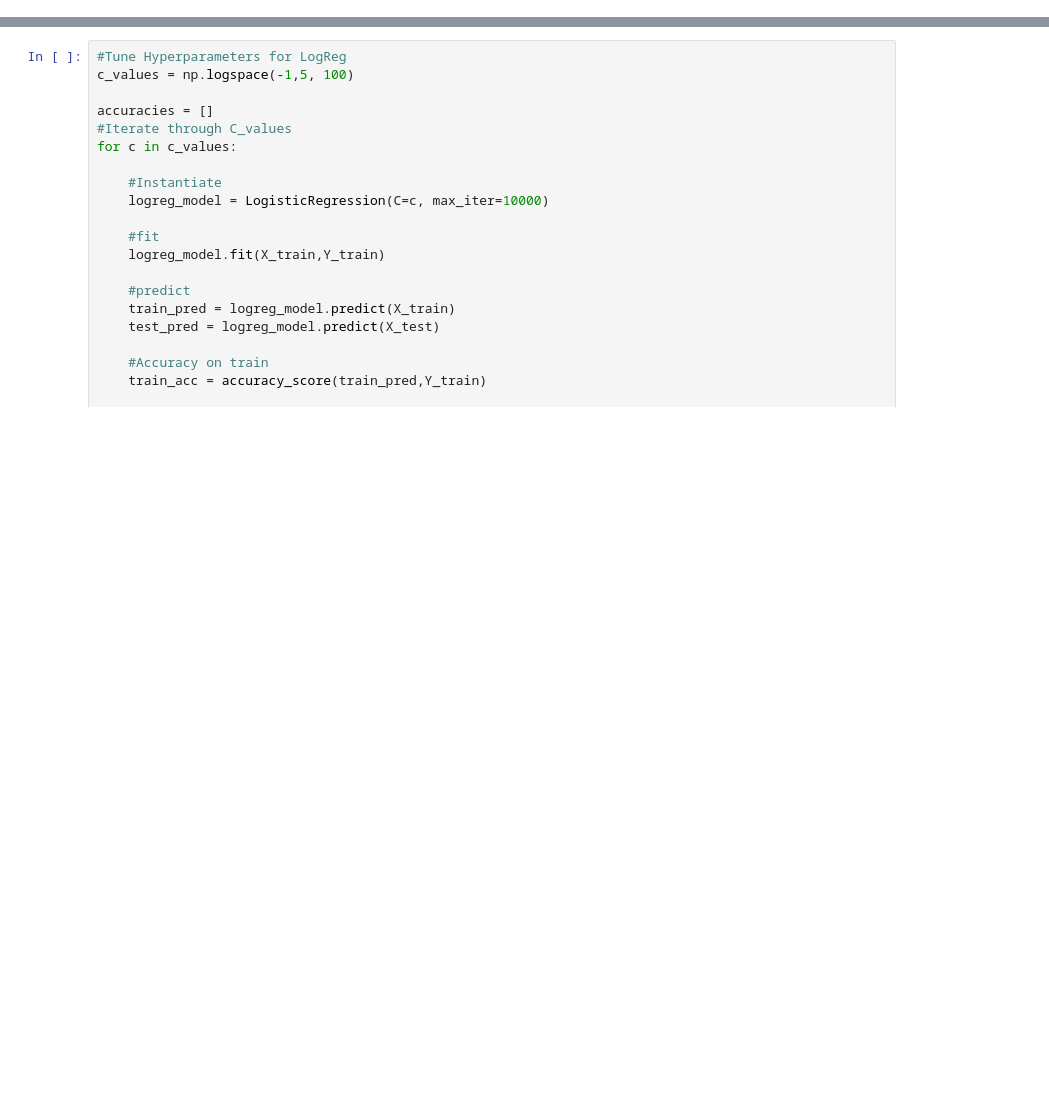
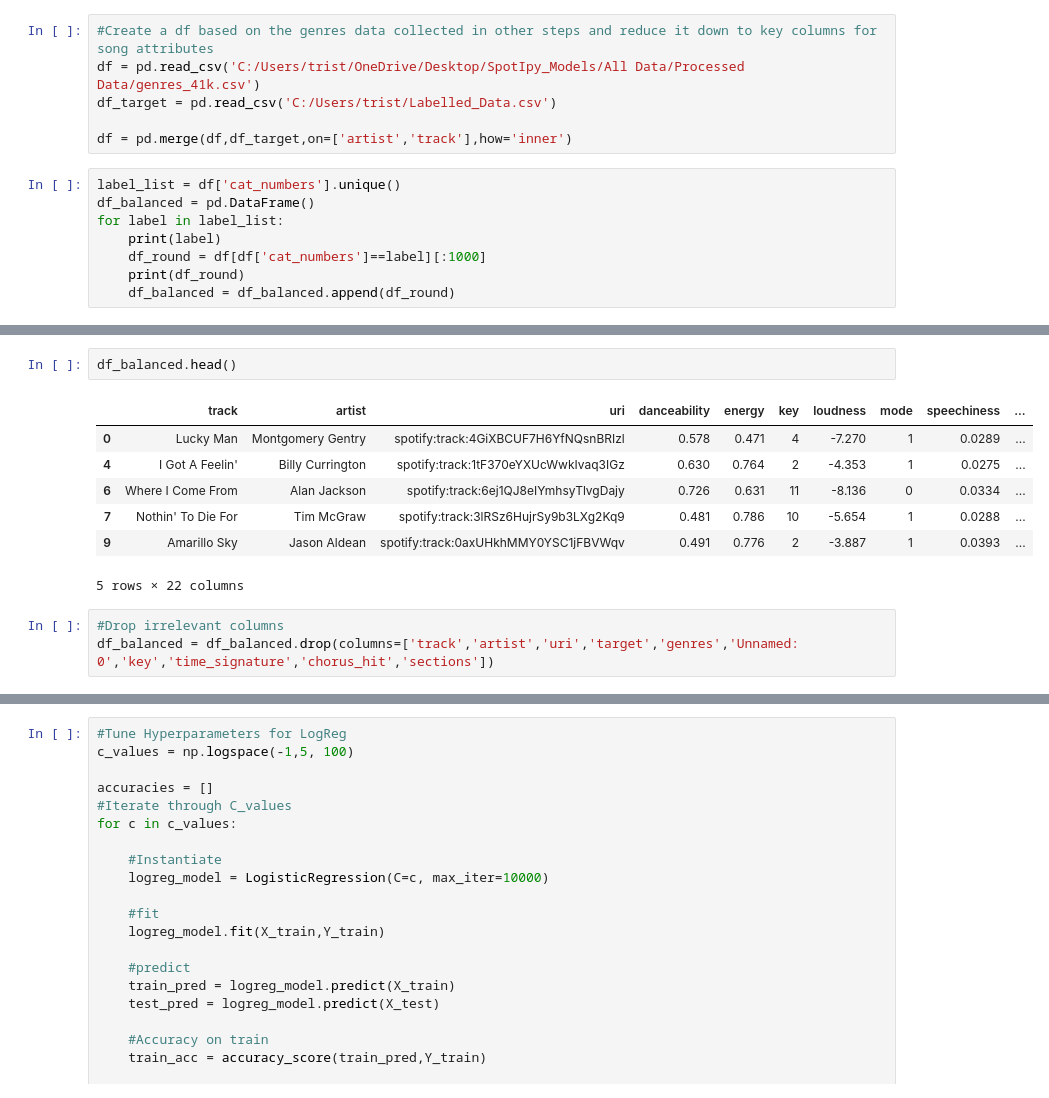
Before and after one commit to ttew-bu/Song-Analytics-Models, a Jupyter notebook: SpotIpy_Models/Dataset Creation and Topic Model for Labelling/NLPify_Genre_Classifier_Attributes.ipynb, the cells around one changed output, grey strips where cells are left out. Cells and saved outputs as stored; diff of their text form; blank space fills up the shorter version.

```diff
--- a/SpotIpy_Models/Dataset Creation and Topic Model for Labelling/NLPify_Genre_Classifier_Attributes.ipynb
+++ b/SpotIpy_Models/Dataset Creation and Topic Model for Labelling/NLPify_Genre_Classifier_Attributes.ipynb
@@ -126,0 +20,14 @@ labels = df['cat_numbers']
+# %%
+#Create a df based on the genres data collected in other steps and reduce it down to key columns for song attributes
+df = pd.read_csv('C:/Users/trist/OneDrive/Desktop/SpotIpy_Models/All Data/Processed Data/genres_41k.csv')
+df_target = pd.read_csv('C:/Users/trist/Labelled_Data.csv')
+
+df = pd.merge(df,df_target,on=['artist','track'],how='inner')
+# %%
+label_list = df['cat_numbers'].unique()
+df_balanced = pd.DataFrame()
+for label in label_list:
+    print(label)
+    df_round = df[df['cat_numbers']==label][:1000]
+    print(df_round)
+    df_balanced = df_balanced.append(df_round)
@@ -126,0 +52,13 @@ labels = df['cat_numbers']
+# %%
+df_balanced.head()
+# %% [output]
+|  | track | artist | uri | danceability | energy | key | loudness | mode | speechiness | ... |
+| 0 | Lucky Man | Montgomery Gentry | spotify:track:4GiXBCUF7H6YfNQsnBRIzl | 0.578 | 0.471 | 4 | -7.270 | 1 | 0.0289 | ... |
+| 4 | I Got A Feelin' | Billy Currington | spotify:track:1tF370eYXUcWwkIvaq3IGz | 0.630 | 0.764 | 2 | -4.353 | 1 | 0.0275 | ... |
+| 6 | Where I Come From | Alan Jackson | spotify:track:6ej1QJ8eIYmhsyTlvgDajy | 0.726 | 0.631 | 11 | -8.136 | 0 | 0.0334 | ... |
+| 7 | Nothin' To Die For | Tim McGraw | spotify:track:3lRSz6HujrSy9b3LXg2Kq9 | 0.481 | 0.786 | 10 | -5.654 | 1 | 0.0288 | ... |
+| 9 | Amarillo Sky | Jason Aldean | spotify:track:0axUHkhMMY0YSC1jFBVWqv | 0.491 | 0.776 | 2 | -3.887 | 1 | 0.0393 | ... |
+5 rows × 22 columns
+# %%
+#Drop irrelevant columns
+df_balanced = df_balanced.drop(columns=['track','artist','uri','target','genres','Unnamed: 0','key','time_signature','chorus_hit','sections'])
```
Also changed, not shown: parts of 30 cells of this notebook.
